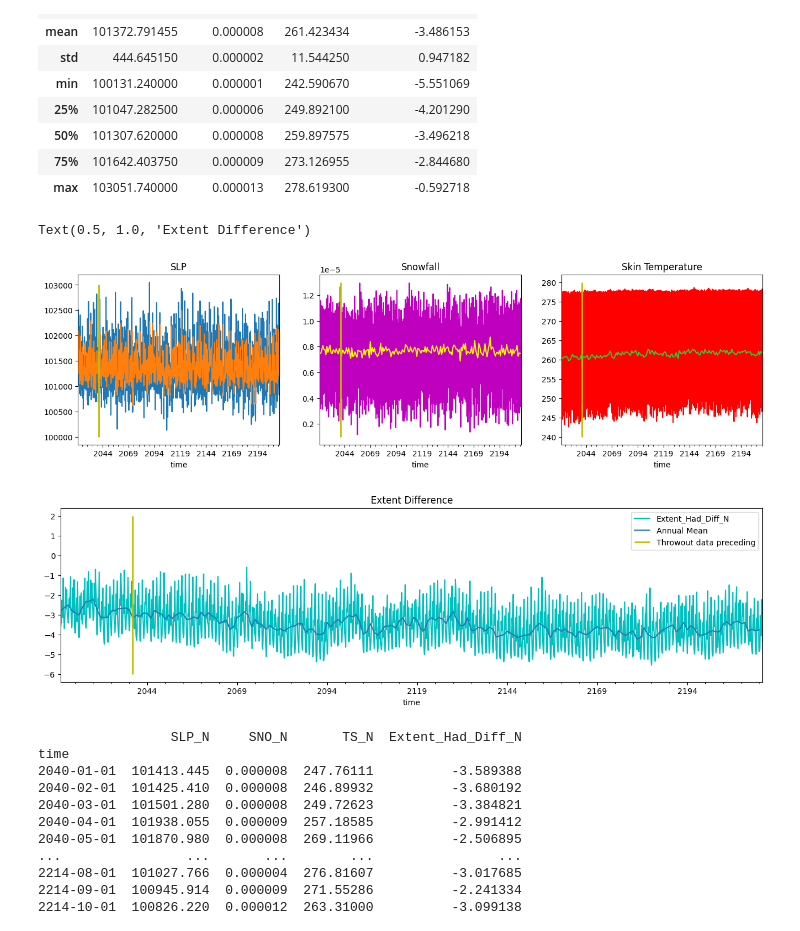
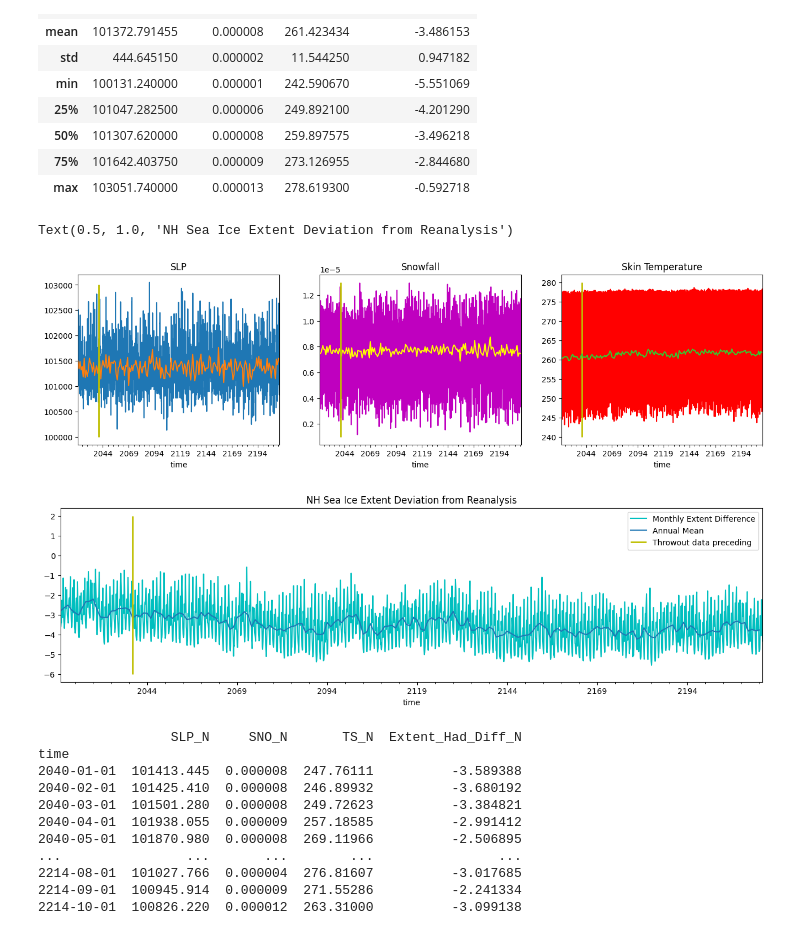
Before and after one commit to hannahzafar/UMDAOSC650, a Jupyter notebook: FinalProject_Zafar.ipynb, the cells around one changed output. Drawn from its saved outputs; the diff is of its cells as text; code cells hidden in the pictures.

```diff
--- a/FinalProject_Zafar.ipynb
+++ b/FinalProject_Zafar.ipynb
@@ -54,31 +54,30 @@ dataset.describe()
 # %%
 
 fig, ax = plt.subplots(1,3,figsize=(16,4))
 
 dataset["SLP_N"].plot(ax=ax[0])
-dataset["SLP_N"].groupby(pd.Grouper(freq='4M')).mean().plot(ax=ax[0],label='Annual Mean')
+dataset["SLP_N"].groupby(pd.Grouper(freq='1Y')).mean().plot(ax=ax[0],label='Annual Mean')
 ax[0].vlines(dt.date(2040,1,1),1e5,1.03e5,colors='y',linewidth=2)
 ax[0].set_title('SLP')
 
 dataset["SNO_N"].plot(ax=ax[1],c='m')
 dataset["SNO_N"].groupby(pd.Grouper(freq='1Y')).mean().plot(ax=ax[1],label='Annual Mean',c='yellow')
 ax[1].vlines(dt.date(2040,1,1),0.1e-5,1.3e-5,colors='y',linewidth=2)
 ax[1].set_title('Snowfall')
 
 dataset["TS_N"].plot(ax=ax[2],c='r')
 ax[2].vlines(dt.date(2040,1,1),240,280,colors='y',linewidth=2)
 dataset["TS_N"].groupby(pd.Grouper(freq='1Y')).mean().plot(ax=ax[2],label='Annual Mean',c='limegreen')
 ax[2].set_title('Skin Temperature')
 
 fig, ax = plt.subplots(1,1,figsize=(16,4))
-dataset["Extent_Had_Diff_N"].plot(ax=ax,c='c')
+dataset["Extent_Had_Diff_N"].plot(ax=ax,c='c',label='Monthly Extent Difference')
 dataset["Extent_Had_Diff_N"].groupby(pd.Grouper(freq='1Y')).mean().plot(ax=ax,label='Annual Mean')
 ax.vlines(dt.date(2040,1,1),-6,2,colors='y',linewidth=2, label='Throwout data preceding')
-# plt.hlines(-3, dt.date(2020,1,1), dt.date(2214,1,1))
 plt.legend()
-ax.set_title('Extent Difference')
+ax.set_title('NH Sea Ice Extent Deviation from Reanalysis')
 # %% [output]
-Text(0.5, 1.0, 'Extent Difference')
+Text(0.5, 1.0, 'NH Sea Ice Extent Deviation from Reanalysis')
-[figure, old version]
+[figure, new version]
-[figure, old version]
+[figure, new version]
 # %%
```
Also changed, not shown: parts of 13 cells of this notebook.
